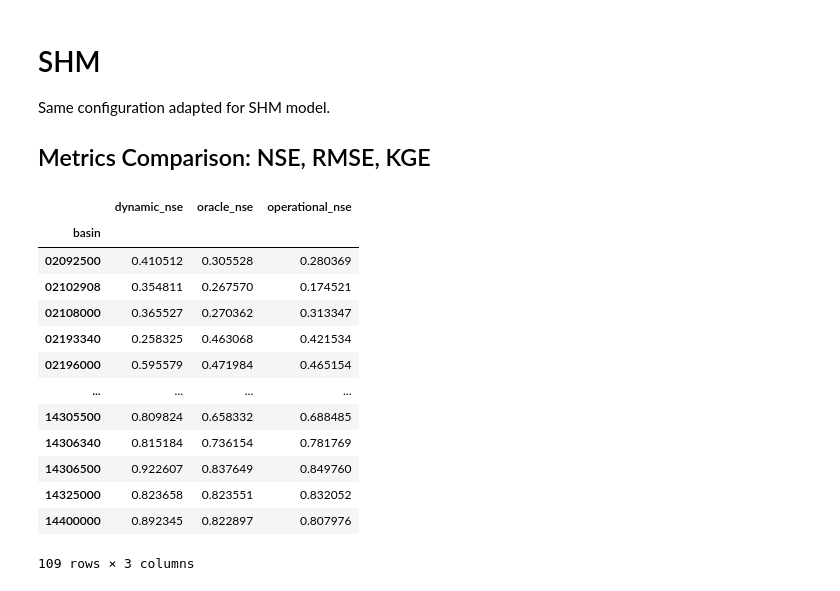
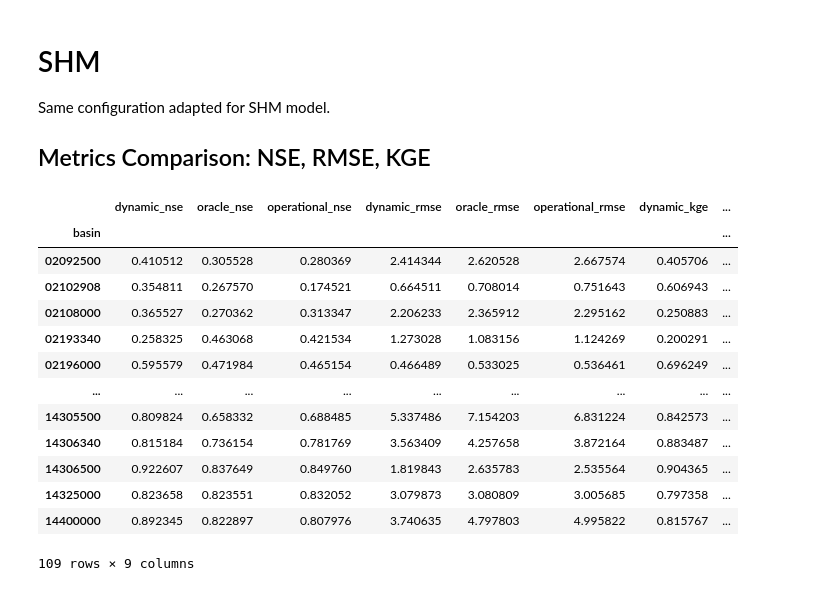
Before and after one commit to mines-ciroh/neuralhydrology-dcfe, a Jupyter notebook: examples/07-DCFE/Manuscript_Material.ipynb, the cells around one changed output. Cells and saved outputs as stored; diff of their text form; code cells hidden in the pictures.

Commit message:
plots for metrics for wrong SHM done

```diff
--- a/examples/07-DCFE/Manuscript_Material.ipynb
+++ b/examples/07-DCFE/Manuscript_Material.ipynb
@@ -764,7 +764,9 @@ with open(shm_operational_path / "test" / "model_epoch030" / "test_results.p", "
 basin_keys = list(shm_dynamic_results.keys())
 
 # Create dictionary to store results
-shm_nse_results = {'basin': [], 'dynamic_nse': [], 'oracle_nse': [], 'operational_nse': []}
+shm_metric_results = {'basin': [], 'dynamic_nse': [], 'oracle_nse': [], 'operational_nse': [],
+                      'dynamic_rmse': [], 'oracle_rmse': [], 'operational_rmse': [],
+                     'dynamic_kge': [], 'oracle_kge': [], 'operational_kge': []}
 
 # Dynamic Mode
 for basin in basin_keys:
@@ -777,50 +779,62 @@ for basin in basin_keys:
                 shm_dynamic_results[basin]['1D']['xr']['QObs(mm/d)_obs'][365*2],
                 shm_dynamic_results[basin]['1D']['xr']['QObs(mm/d)_obs'][365*3]])
     dynamic_nse = nse(xr.DataArray(dynamic_agg_obs), xr.DataArray(dynamic_agg_sim))
+    dynamic_rmse = rmse(xr.DataArray(dynamic_agg_obs), xr.DataArray(dynamic_agg_sim))
+    dynamic_kge = kge(xr.DataArray(dynamic_agg_obs), xr.DataArray(dynamic_agg_sim))
 
     # Oracle Mode
     oracle_agg_sim = np.hstack([shm_oracle_results[basin]['1D']['xr']['QObs(mm/d)_sim'][0],
              shm_oracle_results[basin]['1D']['xr']['QObs(mm/d)_sim'][365],
              shm_oracle_results[basin]['1D']['xr']['QObs(mm/d)_sim'][365*2],
              shm_oracle_results[basin]['1D']['xr']['QObs(mm/d)_sim'][365*3]])
     oracle_agg_obs = np.hstack([shm_oracle_results[basin]['1D']['xr']['QObs(mm/d)_obs'][0],
                 shm_oracle_results[basin]['1D']['xr']['QObs(mm/d)_obs'][365],
                 shm_oracle_results[basin]['1D']['xr']['QObs(mm/d)_obs'][365*2],
                 shm_oracle_results[basin]['1D']['xr']['QObs(mm/d)_obs'][365*3]])
     oracle_nse = nse(xr.DataArray(oracle_agg_obs), xr.DataArray(oracle_agg_sim))
+    oracle_rmse = rmse(xr.DataArray(oracle_agg_obs), xr.DataArray(oracle_agg_sim))
+    oracle_kge = kge(xr.DataArray(oracle_agg_obs), xr.DataArray(oracle_agg_sim))
 
     # Operational Mode
     operational_agg_sim = np.hstack([shm_operational_results[basin]['1D']['xr']['QObs(mm/d)_sim'][0],
              shm_operational_results[basin]['1D']['xr']['QObs(mm/d)_sim'][365],
              shm_operational_results[basin]['1D']['xr']['QObs(mm/d)_sim'][365*2],
              shm_operational_results[basin]['1D']['xr']['QObs(mm/d)_sim'][365*3]])
     operational_agg_obs = np.hstack([shm_operational_results[basin]['1D']['xr']['QObs(mm/d)_obs'][0],
                 shm_operational_results[basin]['1D']['xr']['QObs(mm/d)_obs'][365],
                 shm_operational_results[basin]['1D']['xr']['QObs(mm/d)_obs'][365*2],
                 shm_operational_results[basin]['1D']['xr']['QObs(mm/d)_obs'][365*3]])
     operational_nse = nse(xr.DataArray(operational_agg_obs), xr.DataArray(operational_agg_sim))
+    operational_rmse = rmse(xr.DataArray(operational_agg_obs), xr.DataArray(operational_agg_sim))
+    operational_kge = kge(xr.DataArray(operational_agg_obs), xr.DataArray(operational_agg_sim))
 
     # Append to results dictionary
-    shm_nse_results['basin'].append(basin)
-    shm_nse_results['dynamic_nse'].append(float(dynamic_nse))
-    shm_nse_results['oracle_nse'].append(float(oracle_nse))
-    shm_nse_results['operational_nse'].append(float(operational_nse))
+    shm_metric_results['basin'].append(basin)
+    shm_metric_results['dynamic_nse'].append(float(dynamic_nse))
+    shm_metric_results['dynamic_rmse'].append(float(dynamic_rmse))
+    shm_metric_results['dynamic_kge'].append(float(dynamic_kge))
+    shm_metric_results['oracle_nse'].append(float(oracle_nse))
+    shm_metric_results['oracle_rmse'].append(float(oracle_rmse))
+    shm_metric_results['oracle_kge'].append(float(oracle_kge))
+    shm_metric_results['operational_nse'].append(float(operational_nse))
+    shm_metric_results['operational_rmse'].append(float(operational_rmse))
+    shm_metric_results['operational_kge'].append(float(operational_kge))
 
 # Convert to DataFrame with basin as index
-shm_nse_df = pd.DataFrame(shm_nse_results).set_index('basin')
-shm_nse_df
+shm_metrics = pd.DataFrame(shm_metric_results).set_index('basin')
+shm_metrics
 # %% [output]
-|  | dynamic_nse | oracle_nse | operational_nse |
-| basin |  |  |  |
-| 02092500 | 0.410512 | 0.305528 | 0.280369 |
-| 02102908 | 0.354811 | 0.267570 | 0.174521 |
-| 02108000 | 0.365527 | 0.270362 | 0.313347 |
-| 02193340 | 0.258325 | 0.463068 | 0.421534 |
-| 02196000 | 0.595579 | 0.471984 | 0.465154 |
-| ... | ... | ... | ... |
-| 14305500 | 0.809824 | 0.658332 | 0.688485 |
-| 14306340 | 0.815184 | 0.736154 | 0.781769 |
-| 14306500 | 0.922607 | 0.837649 | 0.849760 |
-| 14325000 | 0.823658 | 0.823551 | 0.832052 |
-| 14400000 | 0.892345 | 0.822897 | 0.807976 |
+|  | dynamic_nse | oracle_nse | operational_nse | dynamic_rmse | oracle_rmse | operational_rmse | dynamic_kge | ... |
+| basin |  |  |  |  |  |  |  | ... |
+| 02092500 | 0.410512 | 0.305528 | 0.280369 | 2.414344 | 2.620528 | 2.667574 | 0.405706 | ... |
+| 02102908 | 0.354811 | 0.267570 | 0.174521 | 0.664511 | 0.708014 | 0.751643 | 0.606943 | ... |
+| 02108000 | 0.365527 | 0.270362 | 0.313347 | 2.206233 | 2.365912 | 2.295162 | 0.250883 | ... |
+| 02193340 | 0.258325 | 0.463068 | 0.421534 | 1.273028 | 1.083156 | 1.124269 | 0.200291 | ... |
+| 02196000 | 0.595579 | 0.471984 | 0.465154 | 0.466489 | 0.533025 | 0.536461 | 0.696249 | ... |
+| ... | ... | ... | ... | ... | ... | ... | ... | ... |
+| 14305500 | 0.809824 | 0.658332 | 0.688485 | 5.337486 | 7.154203 | 6.831224 | 0.842573 | ... |
+| 14306340 | 0.815184 | 0.736154 | 0.781769 | 3.563409 | 4.257658 | 3.872164 | 0.883487 | ... |
+| 14306500 | 0.922607 | 0.837649 | 0.849760 | 1.819843 | 2.635783 | 2.535564 | 0.904365 | ... |
+| 14325000 | 0.823658 | 0.823551 | 0.832052 | 3.079873 | 3.080809 | 3.005685 | 0.797358 | ... |
+| 14400000 | 0.892345 | 0.822897 | 0.807976 | 3.740635 | 4.797803 | 4.995822 | 0.815767 | ... |
-109 rows × 3 columns
+109 rows × 9 columns
```
Also changed, not shown: parts of 2 cells of this notebook.
